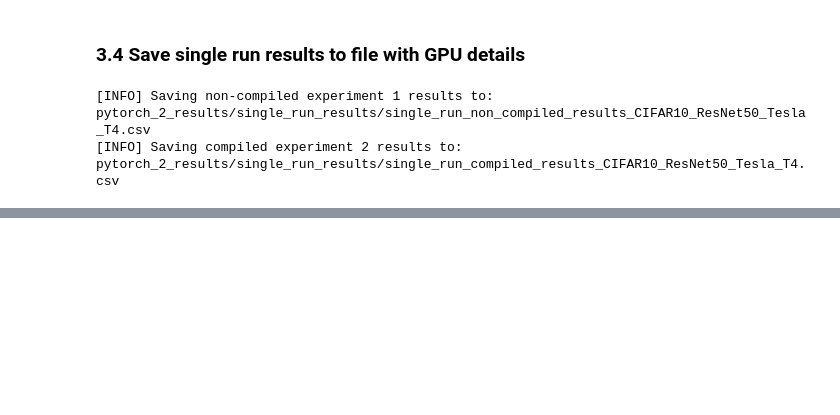
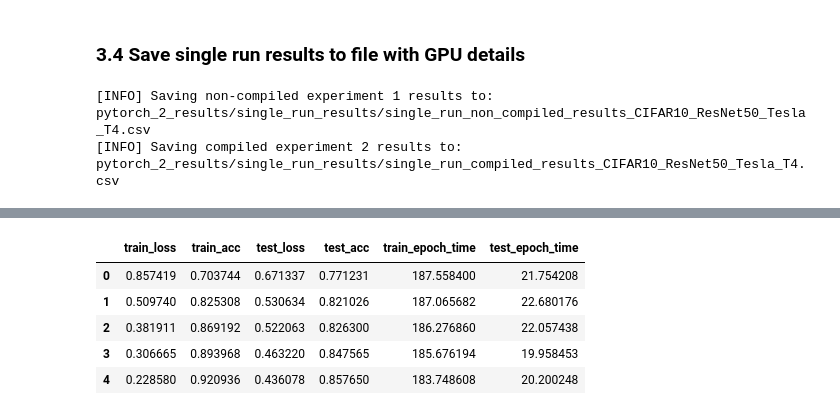
Before and after one commit to viti990/PyTorchCourse, a Jupyter notebook: Intro_To_PyTorch_2_0.ipynb, the cells around one changed output, grey strips where cells are left out. Saved outputs shown, nothing was run; the diff lists cells and outputs as text; code cells hidden in the pictures; blank space fills up the shorter version.

```diff
--- a/Intro_To_PyTorch_2_0.ipynb
+++ b/Intro_To_PyTorch_2_0.ipynb
@@ -1126,0 +1191,14 @@ SyntaxError: invalid syntax (<ipython-input-46-cb11dc670095>, line 3)
+# %%
+# Create compiled model
+compiled_model = create_compiled_model()
+
+# Create an empty list to store compiled model result runs
+compiled_results_multiple_runs = []
+
+# Run compiled model for multiple training runs
+for i in tqdm(range(NUM_RUNS)):
+  print(f"[INFO] Run {i+1} of {NUM_RUNS} of compiled model")
+  # Train compiled model and append results (note: model will only be compiled once at )
+  results = train_compiled_model(model=compiled_model,
+                                 epochs=NUM_EPOCHS)
+  compiled_results_multiple_runs.append(results)
@@ -1126,0 +1221,18 @@ SyntaxError: invalid syntax (<ipython-input-46-cb11dc670095>, line 3)
+# %%
+# want to combine all the results into a single average dataframe
+compile_results_dfs=[]
+for result in compiled_results_multiple_runs:
+  result_df = pd.DataFrame(result)
+  compile_results_dfs.append(result_df)
+compile_results_multiple_runs_df = pd.concat(non_compile_results_dfs)
+
+# get the average results across the board
+compile_results_multiple_runs_df = compile_results_multiple_runs_df.groupby(compile_results_multiple_runs_df.index).mean()
+compile_results_multiple_runs_df
+# %% [output]
+|  | train_loss | train_acc | test_loss | test_acc | train_epoch_time | test_epoch_time |
+| 0 | 0.857419 | 0.703744 | 0.671337 | 0.771231 | 187.558400 | 21.754208 |
+| 1 | 0.509740 | 0.825308 | 0.530634 | 0.821026 | 187.065682 | 22.680176 |
+| 2 | 0.381911 | 0.869192 | 0.522063 | 0.826300 | 186.276860 | 22.057438 |
+| 3 | 0.306665 | 0.893968 | 0.463220 | 0.847565 | 185.676194 | 19.958453 |
+| 4 | 0.228580 | 0.920936 | 0.436078 | 0.857650 | 183.748608 | 20.200248 |
```
Also changed, not shown: parts of 15 cells of this notebook.
